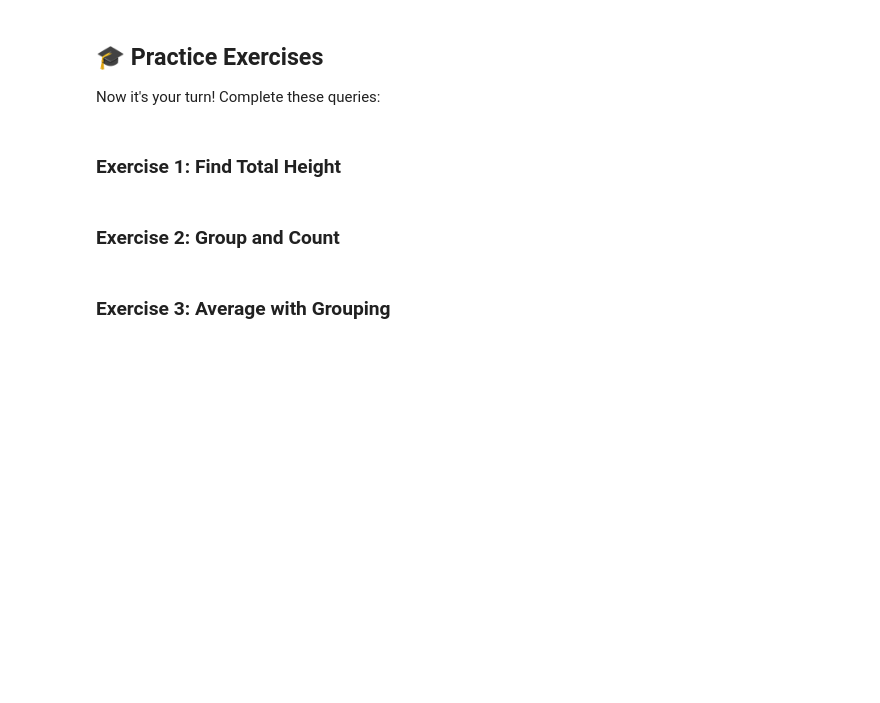
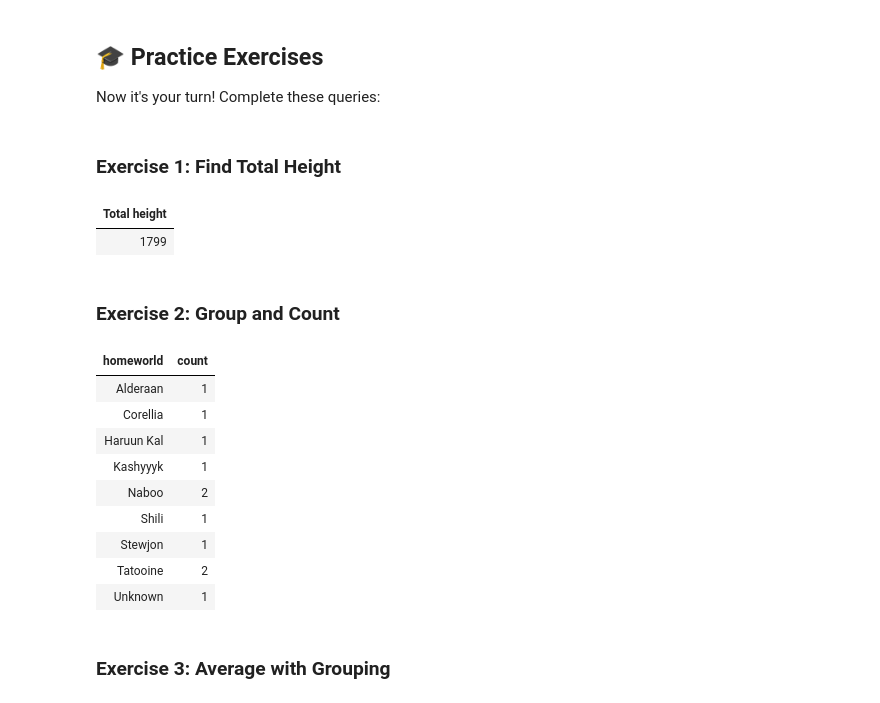
Before and after one commit to TempeHS/2026SE-SQL-Kevin.T, a Jupyter notebook: lessons/lesson4_aggregates.ipynb, the cells around one changed output. Cells and saved outputs as stored; diff of their text form; code cells hidden in the pictures; blank space fills up the shorter version.

```diff
--- a/lessons/lesson4_aggregates.ipynb
+++ b/lessons/lesson4_aggregates.ipynb
@@ -370,2 +383,9 @@ Now it's your turn! Complete these queries:
+# %%
+%%sql
+-- Exercise 1: Find the total height of all characters combined
+SELECT SUM(height) AS "Total height" FROM characters
+# %% [output]
+| Total height |
+| 1799 |
 # %% [markdown]
 ### Exercise 2: Group and Count
@@ -375,2 +392,17 @@ Now it's your turn! Complete these queries:
+# %%
+%%sql
+-- Exercise 2: Count characters from each homeworld, sorted alphabetically
+SELECT homeworld, COUNT(homeworld) AS "count" FROM characters GROUP BY homeworld ORDER BY homeworld ASC
+# %% [output]
+| homeworld | count |
+| Alderaan | 1 |
+| Corellia | 1 |
+| Haruun Kal | 1 |
+| Kashyyyk | 1 |
+| Naboo | 2 |
+| Shili | 1 |
+| Stewjon | 1 |
+| Tatooine | 2 |
+| Unknown | 1 |
 # %% [markdown]
 ### Exercise 3: Average with Grouping
```
Also changed, not shown: parts of 13 cells of this notebook.
